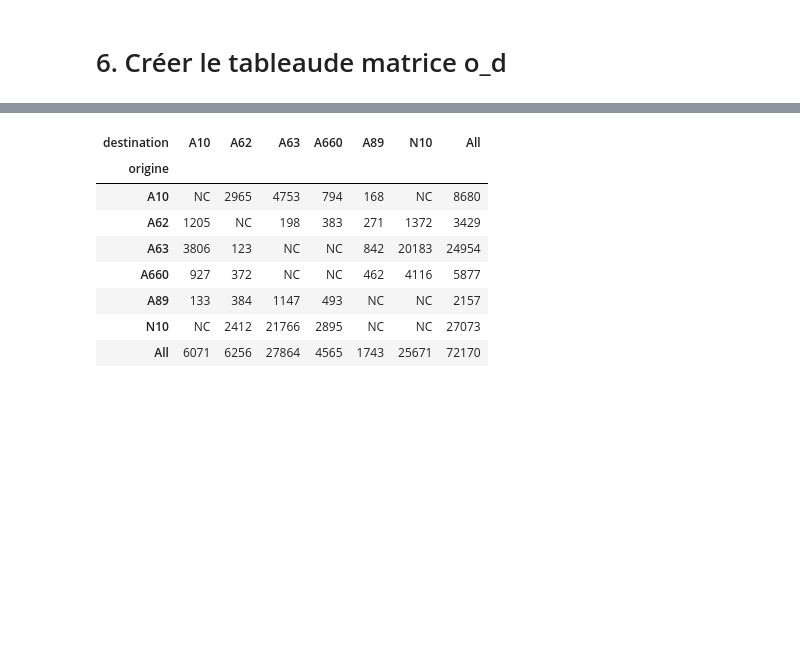
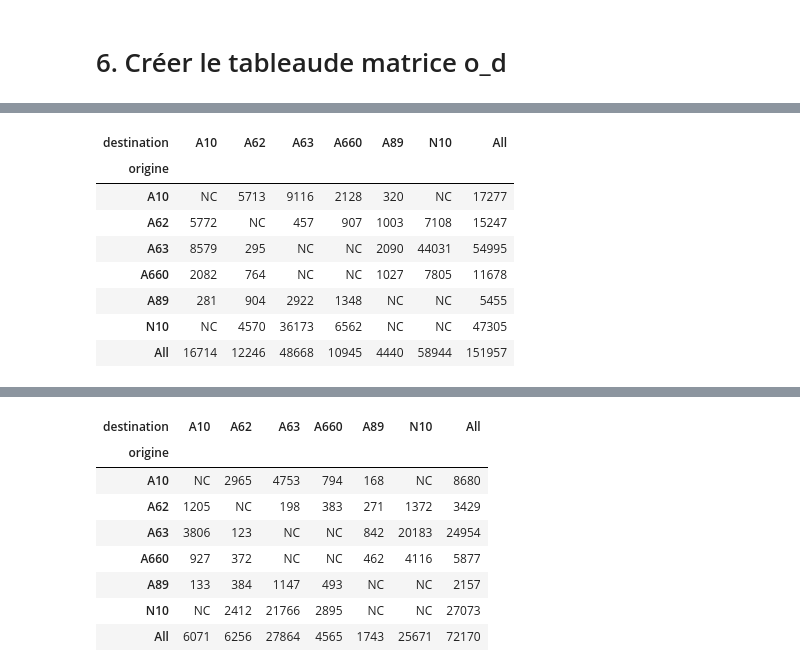
Before and after one commit to nantodevison/lapi, a Jupyter notebook: Carto_Lapi/Analyse/Donnees_postraitees.ipynb, the cells around one changed output, grey strips where cells are left out. Cells and saved outputs as stored; diff of their text form; code cells hidden in the pictures; blank space fills up the shorter version.

```diff
--- a/Carto_Lapi/Analyse/Donnees_postraitees.ipynb
+++ b/Carto_Lapi/Analyse/Donnees_postraitees.ipynb
@@ -200,0 +258,16 @@ pd.pivot_table(dico_od_final,values='l', index='origine', columns='destination',
+# %%
+# marge 30 min
+df_od_ouvre_final=dico_od_base_marge30.loc[dico_od_base_marge30.set_index('date_cam_1').index.dayofweek<5]
+pivot_od_marge30_jo=pd.pivot_table(df_od_ouvre_final,values='l', index='origine', columns='destination',aggfunc='count', margins=True).fillna('NC')
+pivot_od_marge30_tot=pd.pivot_table(dico_od_base_marge30,values='l', index='origine', columns='destination',aggfunc='count', margins=True).fillna('NC')
+pivot_od_marge30_tot
+# %% [output]
+| destination | A10 | A62 | A63 | A660 | A89 | N10 | All |
+| origine |  |  |  |  |  |  |  |
+| A10 | NC | 5713 | 9116 | 2128 | 320 | NC | 17277 |
+| A62 | 5772 | NC | 457 | 907 | 1003 | 7108 | 15247 |
+| A63 | 8579 | 295 | NC | NC | 2090 | 44031 | 54995 |
+| A660 | 2082 | 764 | NC | NC | 1027 | 7805 | 11678 |
+| A89 | 281 | 904 | 2922 | 1348 | NC | NC | 5455 |
+| N10 | NC | 4570 | 36173 | 6562 | NC | NC | 47305 |
+| All | 16714 | 12246 | 48668 | 10945 | 4440 | 58944 | 151957 |
```
Also changed, not shown: parts of 40 cells of this notebook, 1 other file.
